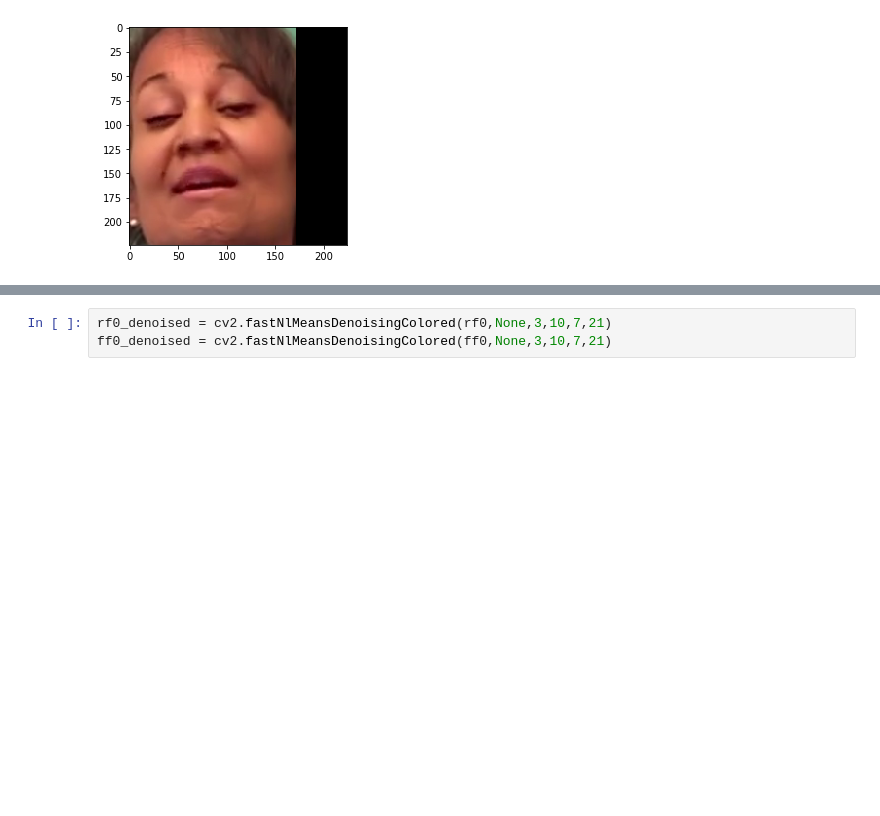
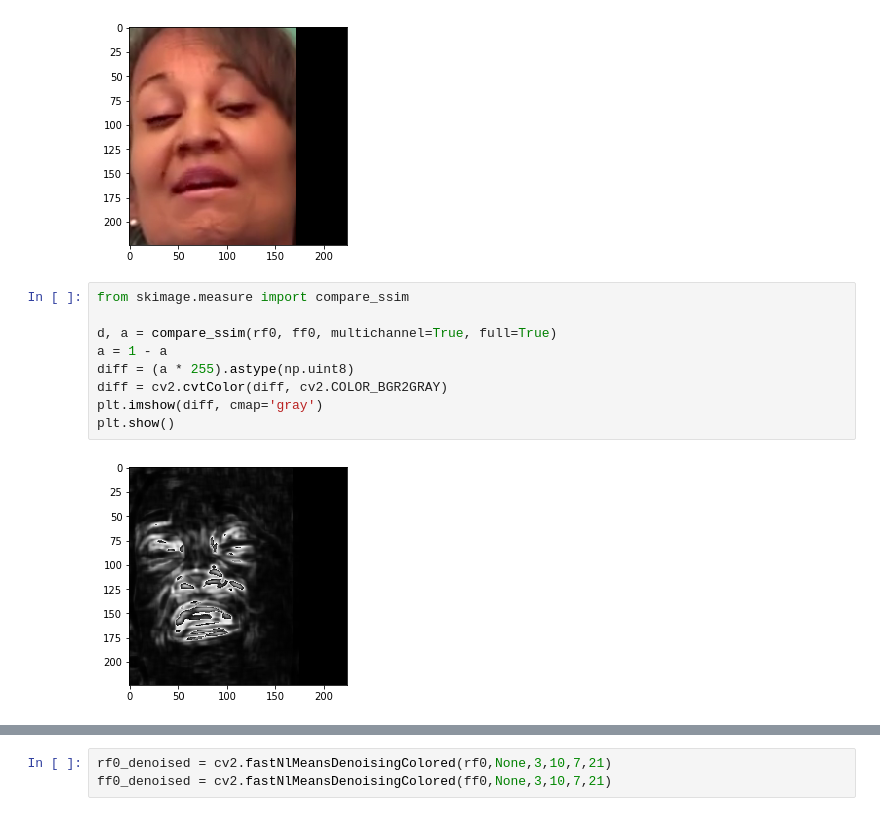
Before and after one commit to sowmen/Deepfake-Challenge-Kaggle, a Jupyter notebook: Mask Creation/mask.ipynb, the cells around one changed output, grey strips where cells are left out. Saved outputs shown, nothing was run; the diff lists cells and outputs as text; blank space fills up the shorter version.

Commit message:
ssim mask

```diff
--- a/Mask Creation/mask.ipynb
+++ b/Mask Creation/mask.ipynb
@@ -130,3 +130,14 @@ plt.show()
 # %% [output]
 [figure]
 [figure]
+# %%
+from skimage.measure import compare_ssim
+
+d, a = compare_ssim(rf0, ff0, multichannel=True, full=True)
+a = 1 - a
+diff = (a * 255).astype(np.uint8)
+diff = cv2.cvtColor(diff, cv2.COLOR_BGR2GRAY)
+plt.imshow(diff, cmap='gray')
+plt.show()
+# %% [output]
+[figure, added]
```
Also changed, not shown: parts of 1 cell of this notebook.
